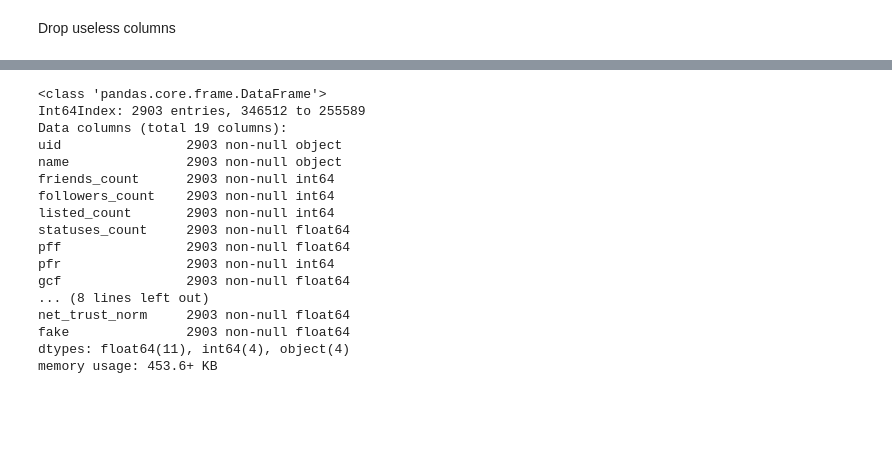
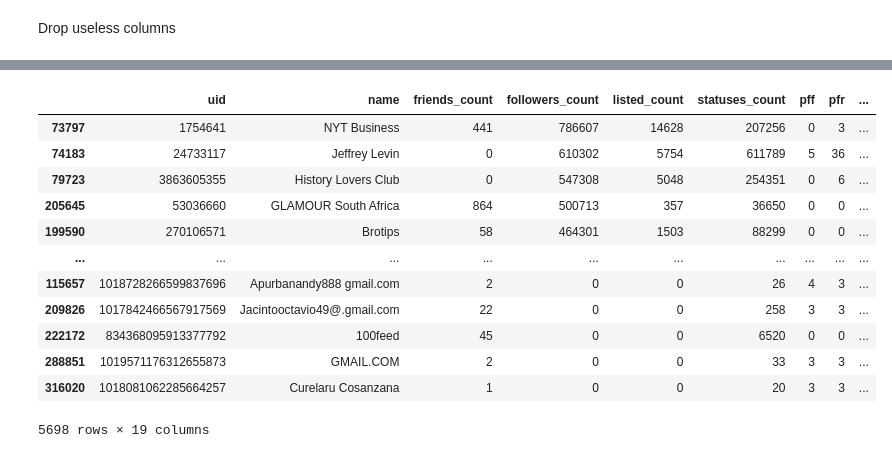
Before and after one commit to Aveek-Saha/TwitterFakeNet, a Jupyter notebook: unverified_user_data.ipynb, the cells around one changed output, grey strips where cells are left out. Saved outputs shown, nothing was run; the diff lists cells and outputs as text; code cells hidden in the pictures; blank space fills up the shorter version.

```diff
--- a/unverified_user_data.ipynb
+++ b/unverified_user_data.ipynb
@@ -533,23 +644,19 @@ df_final = df_feat[
 # %%
-df_final.info()
+df_final
 # %% [output]
+|  | uid | name | friends_count | followers_count | listed_count | statuses_count | pff | pfr | ... |
+| 73797 | 1754641 | NYT Business | 441 | 786607 | 14628 | 207256 | 0 | 3 | ... |
+| 74183 | 24733117 | Jeffrey Levin | 0 | 610302 | 5754 | 611789 | 5 | 36 | ... |
+| 79723 | 3863605355 | History Lovers Club | 0 | 547308 | 5048 | 254351 | 0 | 6 | ... |
+| 205645 | 53036660 | GLAMOUR South Africa | 864 | 500713 | 357 | 36650 | 0 | 0 | ... |
+| 199590 | 270106571 | Brotips | 58 | 464301 | 1503 | 88299 | 0 | 0 | ... |
+| ... | ... | ... | ... | ... | ... | ... | ... | ... | ... |
+| 115657 | 1018728266599837696 | Apurbanandy888 gmail.com | 2 | 0 | 0 | 26 | 4 | 3 | ... |
+| 209826 | 1017842466567917569 | Jacintooctavio49@.gmail.com | 22 | 0 | 0 | 258 | 3 | 3 | ... |
+| 222172 | 834368095913377792 | 100feed | 45 | 0 | 0 | 6520 | 0 | 0 | ... |
+| 288851 | 1019571176312655873 | GMAIL.COM | 2 | 0 | 0 | 33 | 3 | 3 | ... |
+| 316020 | 1018081062285664257 | Curelaru Cosanzana | 1 | 0 | 0 | 20 | 3 | 3 | ... |
-<class 'pandas.core.frame.DataFrame'>
-Int64Index: 2903 entries, 346512 to 255589
-Data columns (total 19 columns):
-uid                2903 non-null object
-name               2903 non-null object
-friends_count      2903 non-null int64
-followers_count    2903 non-null int64
-listed_count       2903 non-null int64
-statuses_count     2903 non-null float64
-pff                2903 non-null float64
-pfr                2903 non-null int64
-gcf                2903 non-null float64
-... (8 lines left out)
-net_trust_norm     2903 non-null float64
-fake               2903 non-null float64
-dtypes: float64(11), int64(4), object(4)
-memory usage: 453.6+ KB
+5698 rows × 19 columns
 # %%
 df_final['fake'] = [1 if x >= 0.5 else 0 if x < 0.5 else 2 for x in df_final['fake_prob']]
 # %%
```
Also changed, not shown: parts of 34 cells of this notebook, 6 other files.
